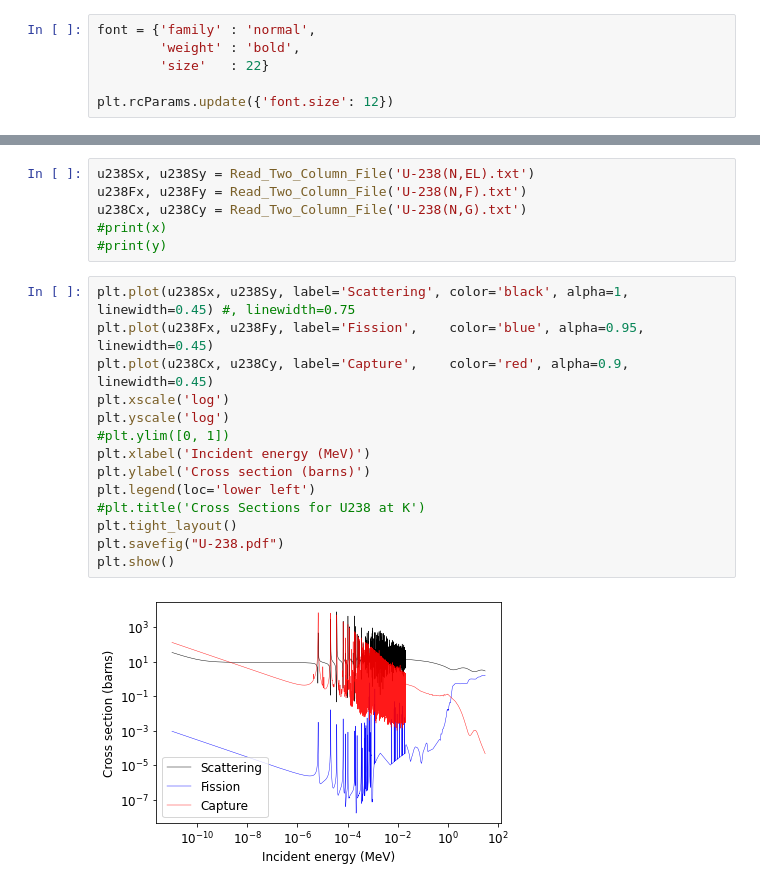
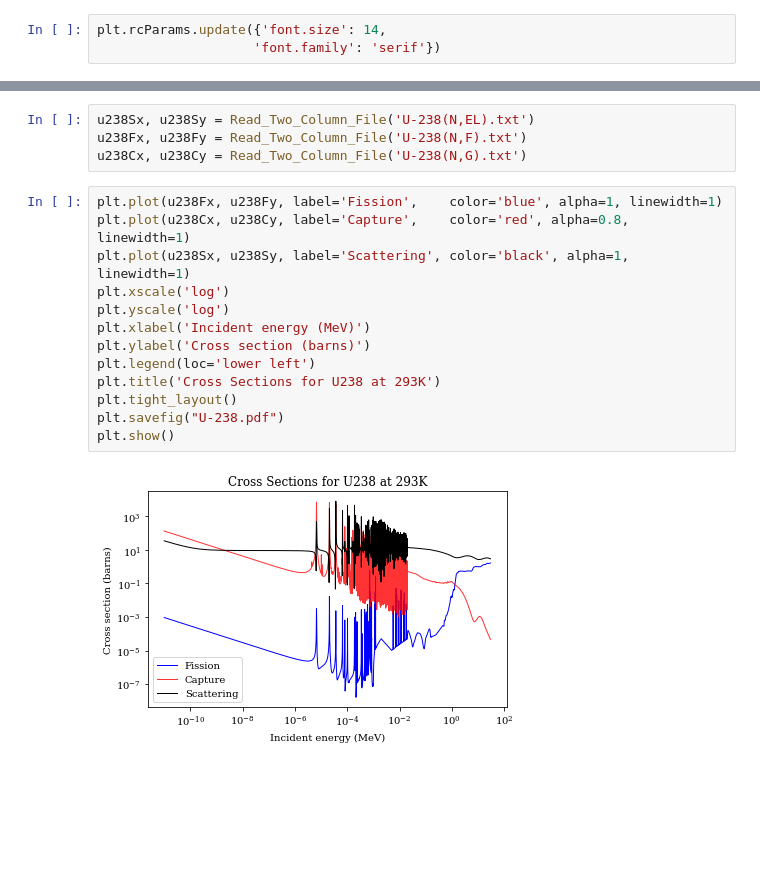
Before and after one commit to kennethassogba/cross-section-plot, a Jupyter notebook: plot.ipynb, the cells around one changed output, grey strips where cells are left out. Saved outputs shown, nothing was run; the diff lists cells and outputs as text; blank space fills up the shorter version.

Commit message:
Refine plot and documentation

```diff
--- a/plot.ipynb
+++ b/plot.ipynb
@@ -17,9 +24,6 @@ def Read_Two_Column_File(file_name):
 # %%
-font = {'family' : 'normal',
-        'weight' : 'bold',
-        'size'   : 22}
-
-plt.rcParams.update({'font.size': 12})
+plt.rcParams.update({'font.size': 14,
+                    'font.family': 'serif'})
 # %%
 u235Sx, u235Sy = Read_Two_Column_File('U-235(N,EL).txt')
 u235Fx, u235Fy = Read_Two_Column_File('U-235(N,F).txt')
@@ -46,21 +48,18 @@ plt.show()
 u238Sx, u238Sy = Read_Two_Column_File('U-238(N,EL).txt')
 u238Fx, u238Fy = Read_Two_Column_File('U-238(N,F).txt')
 u238Cx, u238Cy = Read_Two_Column_File('U-238(N,G).txt')
-#print(x)
-#print(y)
 # %%
-plt.plot(u238Sx, u238Sy, label='Scattering', color='black', alpha=1, linewidth=0.45) #, linewidth=0.75
-plt.plot(u238Fx, u238Fy, label='Fission',    color='blue', alpha=0.95, linewidth=0.45)
-plt.plot(u238Cx, u238Cy, label='Capture',    color='red', alpha=0.9, linewidth=0.45)
+plt.plot(u238Fx, u238Fy, label='Fission',    color='blue', alpha=1, linewidth=1)
+plt.plot(u238Cx, u238Cy, label='Capture',    color='red', alpha=0.8, linewidth=1)
+plt.plot(u238Sx, u238Sy, label='Scattering', color='black', alpha=1, linewidth=1)
 plt.xscale('log')
 plt.yscale('log')
-#plt.ylim([0, 1])
 plt.xlabel('Incident energy (MeV)')
 plt.ylabel('Cross section (barns)')
 plt.legend(loc='lower left')
-#plt.title('Cross Sections for U238 at K')
+plt.title('Cross Sections for U238 at 293K')
 plt.tight_layout()
 plt.savefig("U-238.pdf")
 plt.show()
 # %% [output]
-[figure, old version]
+[figure, new version]
```
Also changed, not shown: parts of 5 cells of this notebook, 6 other files.
